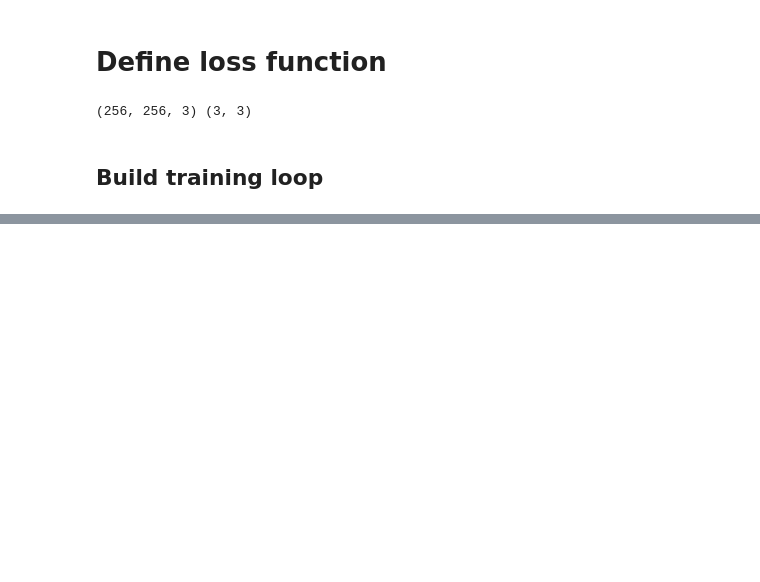
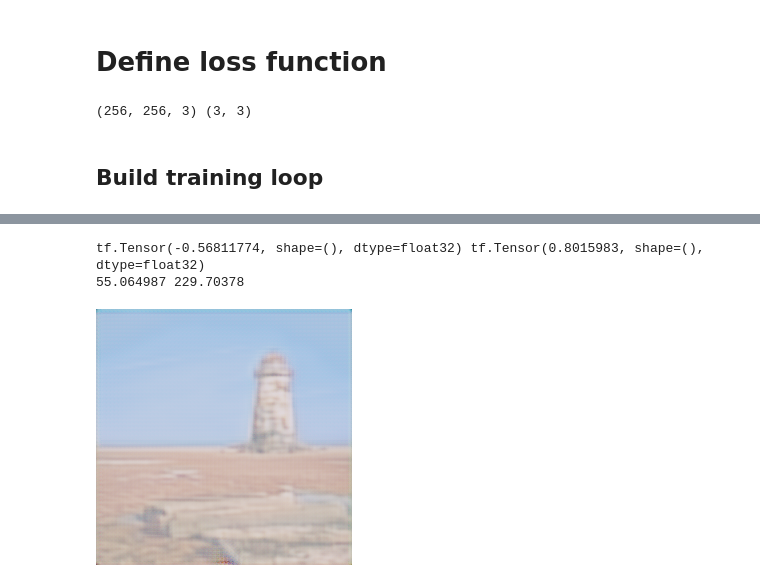
Before and after one commit to phil-hoang/GANs_Code, a Jupyter notebook: experiments/real_time_style_transfer/real_time_style_transfer.ipynb, the cells around one changed output, grey strips where cells are left out. Cells and saved outputs as stored; diff of their text form; code cells hidden in the pictures; blank space fills up the shorter version.

Commit message:
Fixed transform model, added test loss function

```diff
--- a/experiments/real_time_style_transfer/real_time_style_transfer.ipynb
+++ b/experiments/real_time_style_transfer/real_time_style_transfer.ipynb
@@ -447,26 +445,37 @@ epochs = 100
 # %%
+
+transform_network = get_uncompiled_model()
+#transform_network = get_test_model()
+optimizer = keras.optimizers.Adam(learning_rate=0.001)
+
+epochs = 500
+
+
 ## Custom training loop from scratch
 
 # Load style image
 print("Loading style image...")
 style_image_name = "8b841420b4"
-style_image = preprocess_image_loss_net("../../data/art/monet_jpg/"+style_image_name+".jpg")
-
+#style_image = preprocess_image_loss_net("../../data/art/monet_jpg/"+style_image_name+".jpg")
+style_image = None
 
 for epoch in range(epochs):
     print("Running epoch %d / %d" %(epoch+1, epochs))
-    for step, img in enumerate(validation):
+    for step, img in enumerate(train):
+        # Scale image to range [0,1]
+        img = img/255.0
+
         with tf.GradientTape() as tape:
+
             # Forward pass
             generated_image = transform_network(img, training=True)
 
+            # Clip output generated_image to range [-1,1]
+            generated_image = tf.clip_by_value(generated_image, -1.0, 1.0)
+
             # Get loss
-            #print("Computing loss...")
-            loss = compute_loss(generated_image, img, style_image)
-            #loss = test_loss(generated_image, img)
-            #print(loss.dtype, loss.shape)
-            #print(loss)
-
+            #loss = compute_loss(generated_image, img, style_image)
+            loss = compute_pixel_loss(generated_image, img, style_image)
 
         # Update weights
         grads = tape.gradient(loss, transform_network.trainable_weights)
@@ -475,6 +484,5 @@ for epoch in range(epochs):
         # Print current batch-wise loss
         if step % 10 == 0:
             print("Current loss for one batch at step {:.0f}: {:.2f}".format(step, loss))
-            break
 # %% [output]
 Loading style image...
@@ -496,0 +505,19 @@ Current loss for one batch at step 0: 6009566208.00
+# %%
+generated_image = transform_network(img, training=False)
+
+# Show generated image
+generated_image = generated_image.numpy()
+x = ((generated_image * 0.5) + 0.5) * 255
+
+x = x.reshape((256,256,3))
+#x = x.reshape((336,336,3))
+
+print(tf.math.reduce_min(generated_image), tf.math.reduce_max(generated_image))
+print(x.min(),x.max())
+
+test_out = ImagePIL.fromarray(np.uint8(x)).convert('RGB')
+test_out
+# %% [output]
+tf.Tensor(-0.56811774, shape=(), dtype=float32) tf.Tensor(0.8015983, shape=(), dtype=float32)
+55.064987 229.70378
+[figure, added]
```
Also changed, not shown: parts of 13 cells of this notebook.
